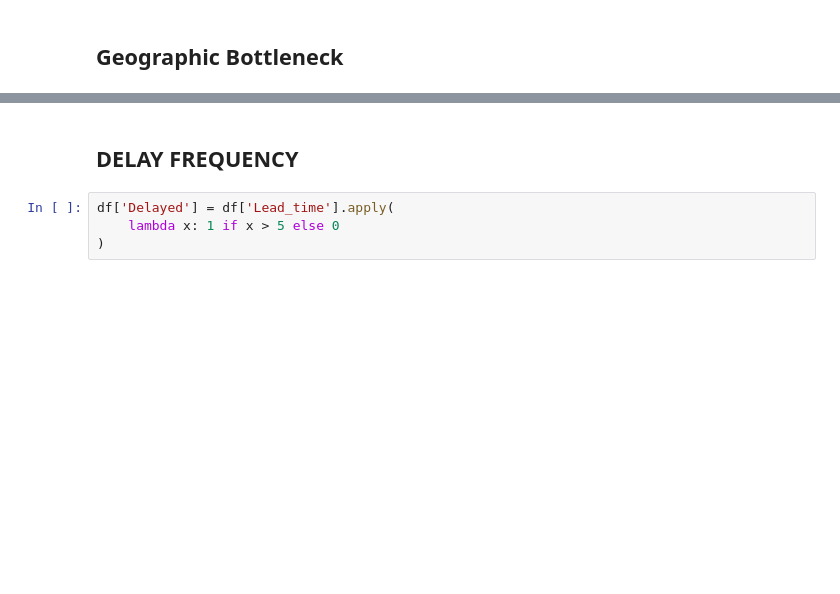
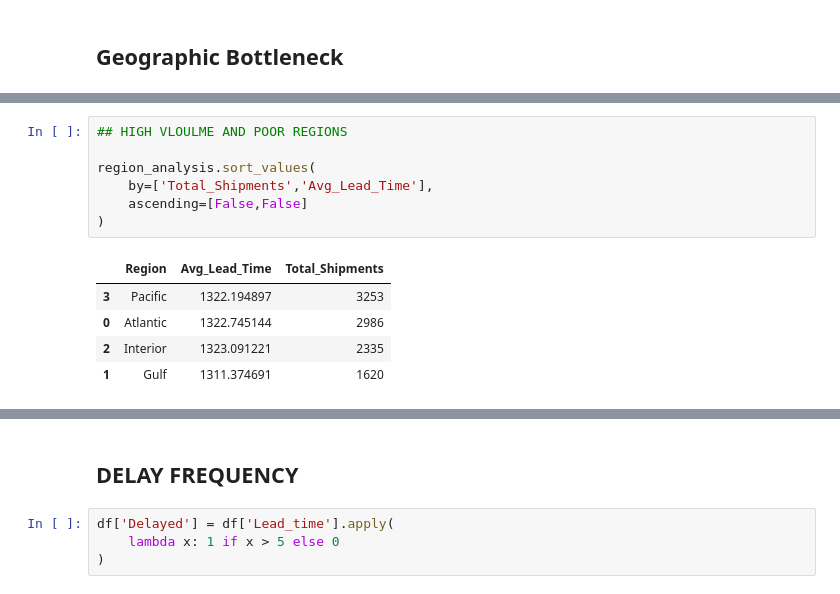
Before and after one commit to AymanKhan2244/Factory-to-CustomerShippingRouteEfficiencyAnalysis, a Jupyter notebook: notebooks/notebook.ipynb, the cells around one changed output, grey strips where cells are left out. Cells and saved outputs as stored; diff of their text form; blank space fills up the shorter version.

```diff
--- a/notebooks/notebook.ipynb
+++ b/notebooks/notebook.ipynb
@@ -336,0 +451,13 @@ Name: Lead_time, dtype: float64
+# %%
+## HIGH VLOULME AND POOR REGIONS
+
+region_analysis.sort_values(
+    by=['Total_Shipments','Avg_Lead_Time'],
+    ascending=[False,False]
+)
+# %% [output]
+|  | Region | Avg_Lead_Time | Total_Shipments |
+| 3 | Pacific | 1322.194897 | 3253 |
+| 0 | Atlantic | 1322.745144 | 2986 |
+| 2 | Interior | 1323.091221 | 2335 |
+| 1 | Gulf | 1311.374691 | 1620 |
```
Also changed, not shown: parts of 50 cells of this notebook, 12 other files.
